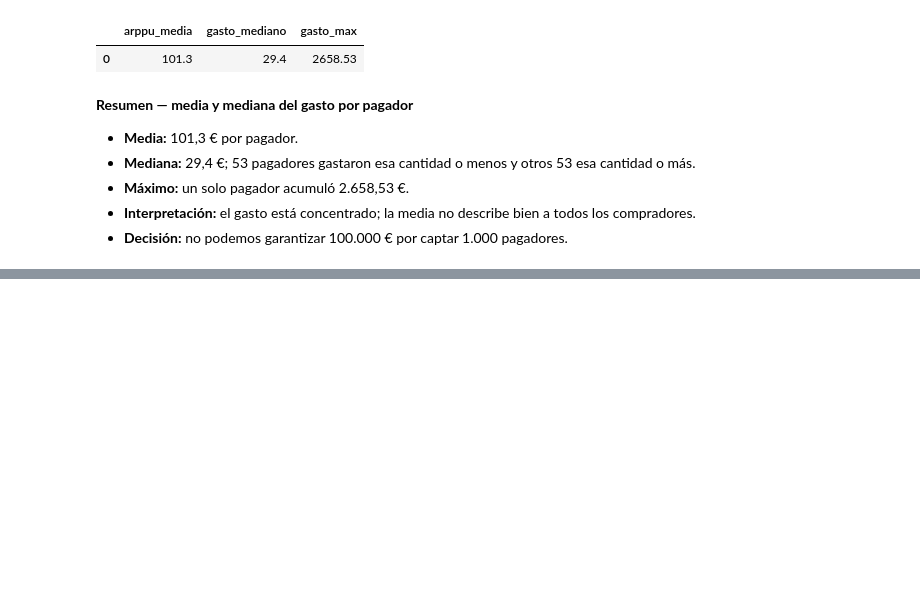
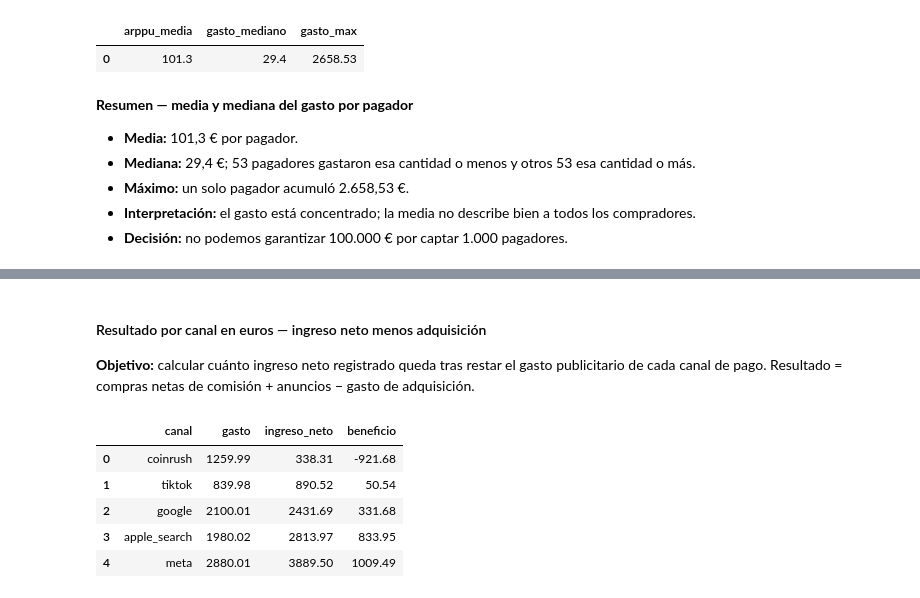
Before and after one commit to paulaibaa/playloop-game-industry-business-case, a Jupyter notebook: notebooks/03_analisis.ipynb, the cells around one changed output, grey strips where cells are left out. Cells and saved outputs as stored; diff of their text form; code cells hidden in the pictures; blank space fills up the shorter version.

```diff
--- a/notebooks/03_analisis.ipynb
+++ b/notebooks/03_analisis.ipynb
@@ -799,0 +1308,70 @@ gasto_pagadores
+# %% [markdown]
+#### Resultado por canal en euros — ingreso neto menos adquisición
+
+**Objetivo:** calcular cuánto ingreso neto registrado queda tras restar el gasto publicitario de cada canal de pago.
+Resultado = compras netas de comisión + anuncios − gasto de adquisición.
+# %%
+# Calculamos el saldo en euros después del gasto de adquisición.
+consulta_resultado_canal = text("""
+    WITH inst AS(
+        SELECT
+            canal_adquisicion AS canal,
+            COUNT(*) AS n
+        FROM public.usuarios
+        GROUP BY canal_adquisicion
+    ),
+    gasto AS(
+        SELECT
+            canal,
+            SUM(gasto) AS g
+        FROM public.gasto_ua
+        GROUP BY canal
+    ),
+    iap AS(
+        SELECT
+            u.canal_adquisicion AS canal,
+            SUM(c.importe) * 0.70 AS neto
+        FROM public.compras AS c
+        JOIN public.usuarios AS u
+            ON c.user_id = u.user_id
+        GROUP BY u.canal_adquisicion
+    ),
+    ads AS (
+        SELECT
+            u.canal_adquisicion AS canal,
+            SUM(a.ingreso) AS ingreso_ads
+        FROM public.ingresos_ads AS a
+        JOIN public.usuarios AS u
+            ON a.user_id = u.user_id
+        GROUP BY u.canal_adquisicion
+    )
+    SELECT
+        inst.canal,
+        ROUND(gasto.g,2) AS gasto,
+        ROUND(
+            COALESCE(iap.neto,0) + COALESCE(ads.ingreso_ads,0),
+            2) AS ingreso_neto,
+        ROUND(
+            COALESCE(iap.neto,0) + COALESCE(ads.ingreso_ads,0) - gasto.g,
+            2) AS beneficio
+    FROM inst
+    JOIN gasto USING(canal)
+    LEFT JOIN iap USING(canal)
+    LEFT JOIN ads USING(canal)
+    WHERE gasto.g > 0
+    ORDER by beneficio
+
+""")
+
+# Ejecutamos SQL y guardamos el resultado en pandas.
+with engine.connect() as conexion:
+    resultado_canal = pd.read_sql(consulta_resultado_canal, conexion)
+
+resultado_canal
+# %% [output]
+|  | canal | gasto | ingreso_neto | beneficio |
+| 0 | coinrush | 1259.99 | 338.31 | -921.68 |
+| 1 | tiktok | 839.98 | 890.52 | 50.54 |
+| 2 | google | 2100.01 | 2431.69 | 331.68 |
+| 3 | apple_search | 1980.02 | 2813.97 | 833.95 |
+| 4 | meta | 2880.01 | 3889.50 | 1009.49 |
```
Also changed, not shown: parts of 25 cells of this notebook.
